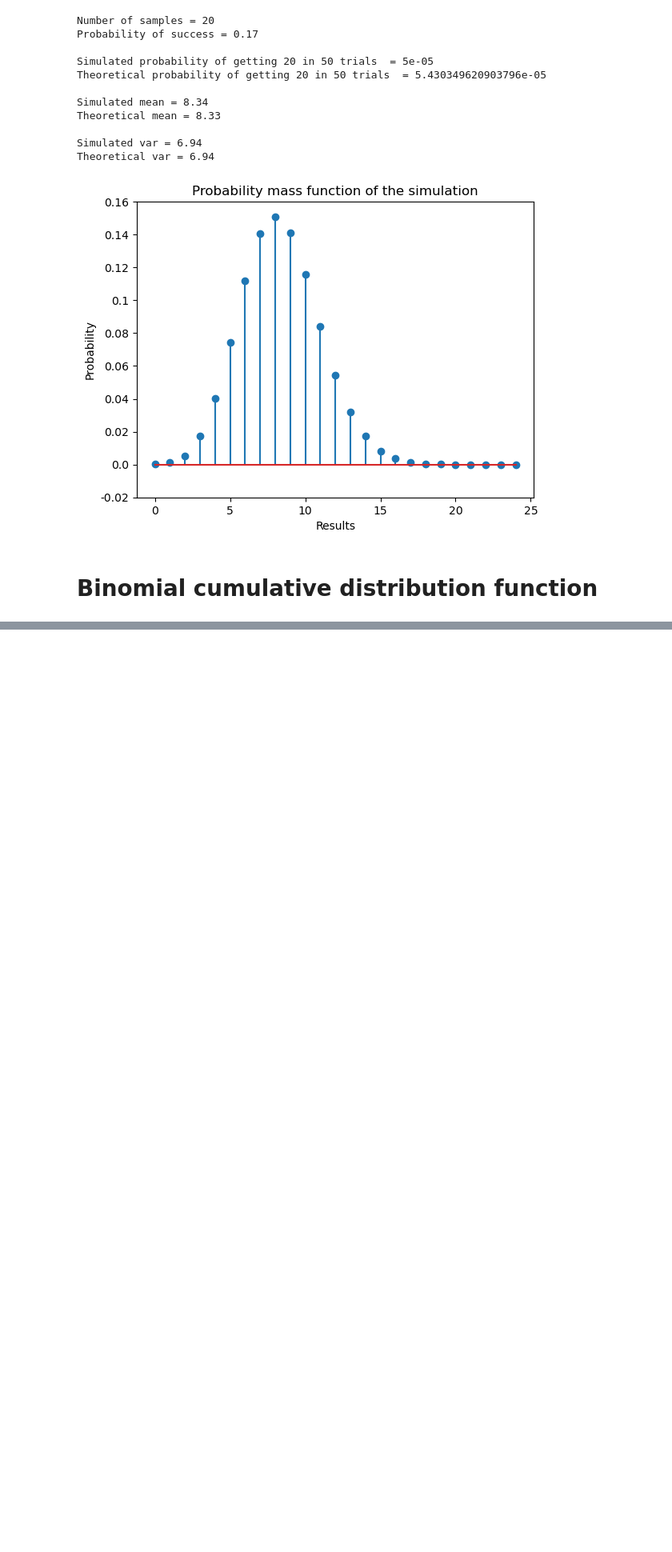
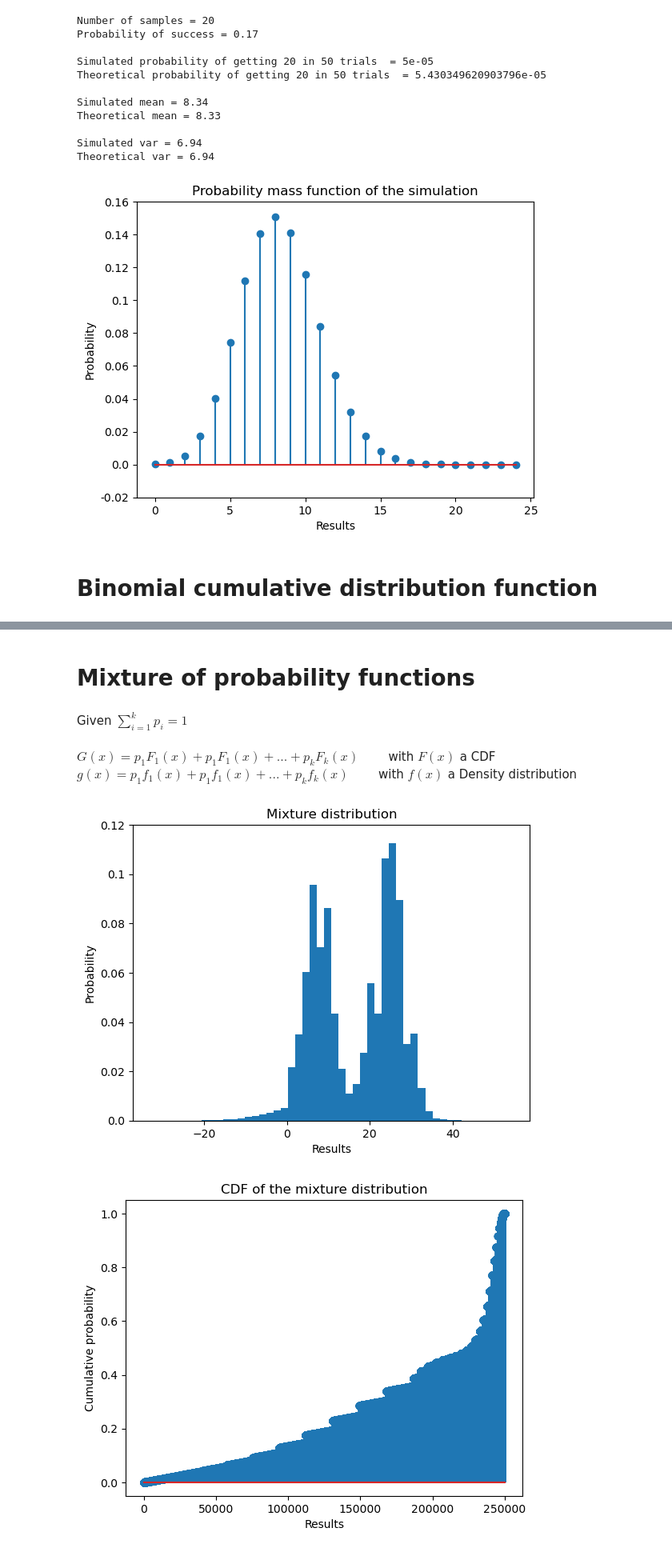
Before and after one commit to javicebri/DataAnalysis-DataScience, a Jupyter notebook: Theory & Practice/001-Distributions.ipynb, the cells around one changed output, grey strips where cells are left out. Shown at 80% size. Saved outputs shown, nothing was run; the diff lists cells and outputs as text; code cells hidden in the pictures; blank space fills up the shorter version.

Commit message:
Add files via upload
Add mixture dist

```diff
--- a/Theory & Practice/001-Distributions.ipynb
+++ b/Theory & Practice/001-Distributions.ipynb
@@ -215,0 +218,64 @@ plt.show()
+# %% [markdown]
+# Mixture of probability functions
+# %% [markdown]
+Given $\sum_{i=1}^{k}p_i = 1$
+<br>
+$G(x) = p_1F_1(x) + p_1F_1(x) + ... + p_kF_k(x)$ $\;\;\;\;\;\;$  with $F(x)$ a CDF
+<br>
+$g(x) = p_1f_1(x) + p_1f_1(x) + ... + p_kf_k(x)$ $\;\;\;\;\;\;$  with $f(x)$ a Density distribution
+# %%
+p_1, p_2, p_3, p_4 = 1/4, 1/2, 1/8, 1/8
+
+
+# Size of the vector (number of experiments)
+size = 1000000
+
+# Number of trials
+n = 50
+# Probability of success
+q_1 = 1/6
+q_2 = 1/2
+np.random.seed(42)
+samples_1 = np.random.binomial(n, q_1, size)
+samples_2 = np.random.binomial(n, q_2, size)
+
+mu, sigma = 10, 10
+samples_3 = np.random.normal(mu, sigma,size)
+
+samples_4 = np.random.uniform(1, 10,size)
+
+n_distributions = 4
+# This matrix has the samples of each distribution
+samples = np.zeros((size, n_distributions))
+samples[:,0] = samples_1
+samples[:,1] = samples_2
+samples[:,2] = samples_3
+samples[:,3] = samples_4
+
+#Now we select size samples from  0,1,2,3 with p probabilities in order to select from samples
+random_idx = np.random.choice(np.arange(n_distributions), size=(size), p=[p_1, p_2, p_3, p_4])
+mixture_samples = samples[np.arange(size), random_idx]
+
+plt.hist(mixture_samples, bins=50)
+locs, _ = plt.yticks()
+plt.yticks(locs,np.round(locs/size,3))
+plt.xlabel('Results')
+plt.ylabel('Probability')
+plt.title('Mixture distribution')
+plt.show()
+
+unique, total = np.unique(mixture_samples, return_counts=True)
+total_df = pd.DataFrame({'Possible Results':unique, 'Total': total})
+total_df = total_df.set_index('Possible Results')
+total_df['Cumsum'] = total_df['Total'].cumsum()
+total_df['Probability'] = total_df['Cumsum'] / size
+total_df['Probability']
+
+plt.stem(total_df['Probability'])
+plt.xlabel('Results')
+plt.ylabel('Cumulative probability')
+plt.title('CDF of the mixture distribution')
+plt.show()
+# %% [output]
+[figure, added]
+[figure, added]
```
Also changed, not shown: parts of 2 cells of this notebook.
